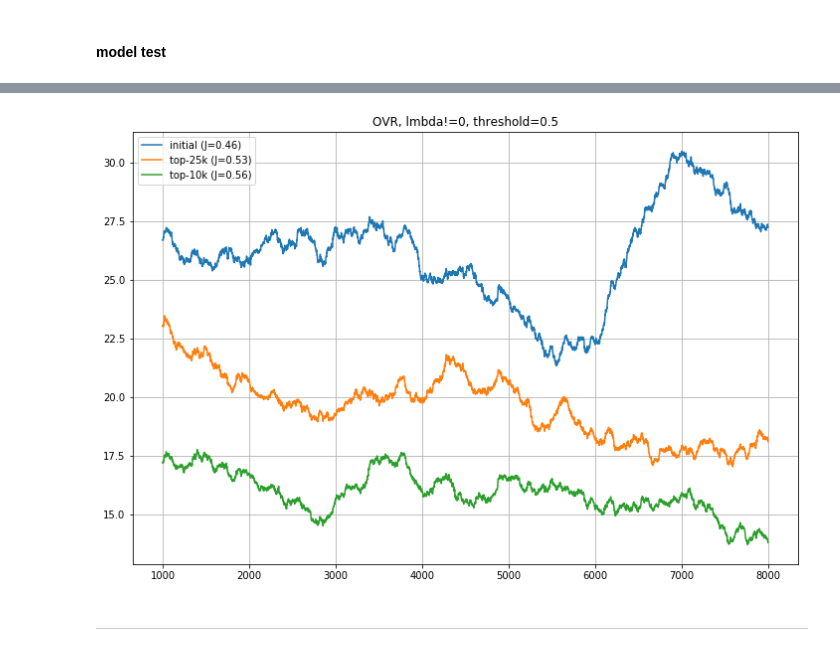
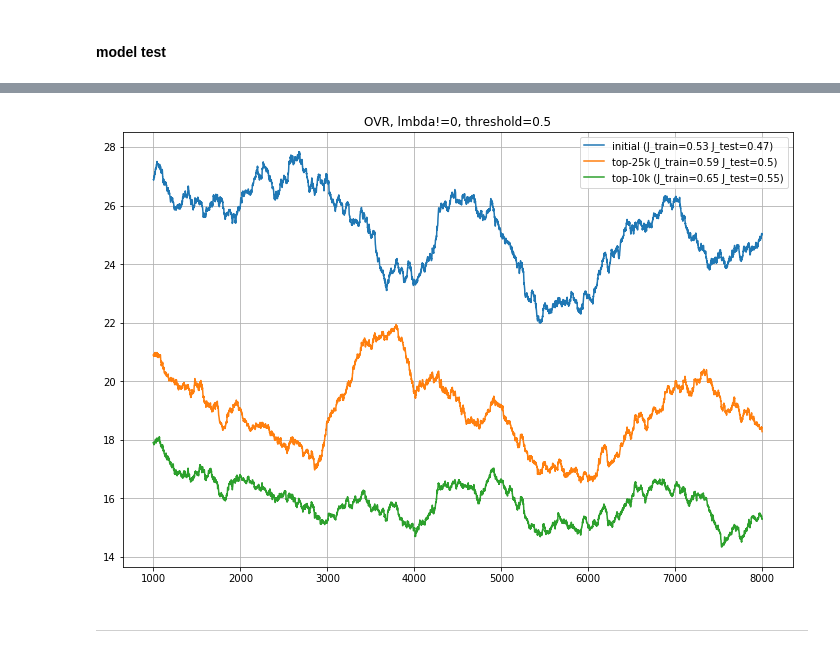
Before and after one commit to aborisihin/mlda_tryouts, a Jupyter notebook: ml_models_implementation/mlmc_online_logreg/estimator_test.ipynb, the cells around one changed output, grey strips where cells are left out. Cells and saved outputs as stored; diff of their text form; code cells hidden in the pictures.

```diff
--- a/ml_models_implementation/mlmc_online_logreg/estimator_test.ipynb
+++ b/ml_models_implementation/mlmc_online_logreg/estimator_test.ipynb
@@ -95,7 +100,7 @@ def score_with_tqdm(estimator, filepath, lines_count, labels_filepath, **score_p
         lines_generator = (line.strip() for line in test_file)
         wrapped_lines_generator = tqdm_notebook(lines_generator, total=lines_count, mininterval=1)
         labels_generator = (line.strip().split() for line in labels_file)
-        return estimator.score(wrapped_lines_generator, labels_generator, **score_params)
+        return estimator.score(datasource=wrapped_lines_generator, labels_datasource=labels_generator, **score_params)
 # %% [markdown]
 #### test methods
 # %%
@@ -103,7 +108,8 @@ def score_with_tqdm(estimator, filepath, lines_count, labels_filepath, **score_p
 # возвращает значения функции потерь и метрики качества
 def test_pipeline(estimator, scheme=[], threshold=0.5):
     loss = dict()
-    scores = dict()
+    test_scores = dict()
+    train_scores = dict()
 
     for step in scheme:
         print('{} pass'.format(step))
@@ -111,7 +117,8 @@ def test_pipeline(estimator, scheme=[], threshold=0.5):
         if 'initial' in step:
             fit_with_tqdm(estimator=estimator,
                           filepath=train_filepath,
-                          lines_count=train_lines_count)
+                          lines_count=train_lines_count,
+                          labels_filepath=train_labels_filepath)
         else:
             if 'top-25k' in step:
                 estimator.filter_vocab(25000)
@@ -123,26 +130,36 @@ def test_pipeline(estimator, scheme=[], threshold=0.5):
             fit_with_tqdm(estimator=estimator,
                           filepath=train_filepath,
                           lines_count=train_lines_count,
+                          labels_filepath=train_labels_filepath,
                           update_vocab=False)
 
         loss[step] = estimator.loss_
 
-        print('scoring')
+        print('train scoring')
+        score = score_with_tqdm(estimator=estimator,
+                                filepath=train_filepath,
+                                lines_count=train_lines_count,
+                                labels_filepath=train_labels_filepath,
+                                threshold=threshold)
+        train_scores[step] = score
+
+        print('test scoring')
         score = score_with_tqdm(estimator=estimator,
                                 filepath=test_filepath,
                                 lines_count=test_lines_count,
                                 labels_filepath=test_labels_filepath,
                                 threshold=threshold)
-        scores[step] = score
+        test_scores[step] = score
 
-    return (loss, scores)
+    return (loss, train_scores, test_scores)
 # %%
-def draw_loss(loss, score, title, roll=10000):
+def draw_loss(loss, train_score, test_score, title, roll=10000):
     plt.figure(figsize=(12,8))
     plt.title(title)
     for key in loss.keys():
         plt.plot(pd.Series(loss[key]).rolling(roll).mean(),
-                 label='{} (J={})'.format(key, round(score[key], 2)))
+                 label='{} (J_train={} J_test={})'.format(key, round(train_score[key], 2),
+                                                          round(test_score[key], 2)))
     plt.grid()
     plt.legend()
 # %% [markdown]
@@ -151,7 +168,8 @@ def draw_loss(loss, score, title, roll=10000):
 # стратегия - ovr, регуляризация и частотный словарь активированы, порог оценки - 0.5
 model_ovr = OnlineLogisticRegression(top_tags, strategy='ovr')
 # %%
-model_ovr_loss, model_ovr_score = test_pipeline(model_ovr, scheme=['initial', 'top-25k', 'top-10k'])
+ovr_loss, ovr_train_score, ovr_test_score = test_pipeline(model_ovr,
+                                                          scheme=['initial', 'top-25k', 'top-10k'])
 # %% [output]
 initial pass
 [interactive output not drawn]
@@ -168,8 +187,8 @@ scoring
 # %%
 title = 'OVR, lmbda!=0, threshold=0.5'
-draw_loss(model_ovr_loss, model_ovr_score, title=title, roll=1000)
+draw_loss(ovr_loss, ovr_train_score, ovr_test_score, title=title, roll=1000)
 # %% [output]
-[figure, old version]
+[figure, new version]
 # %% [markdown]
 ---
 # %%
```
Also changed, not shown: parts of 11 cells of this notebook, 3 other files.
